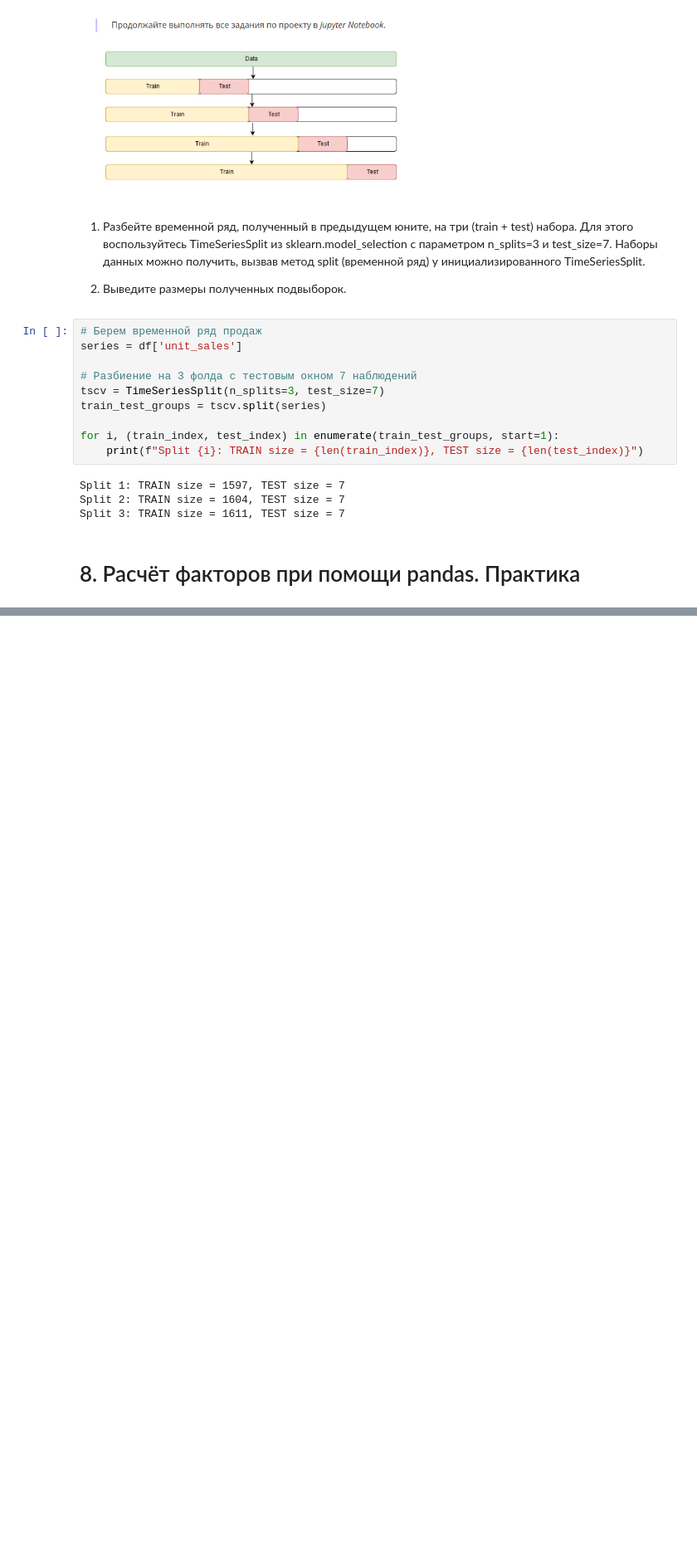
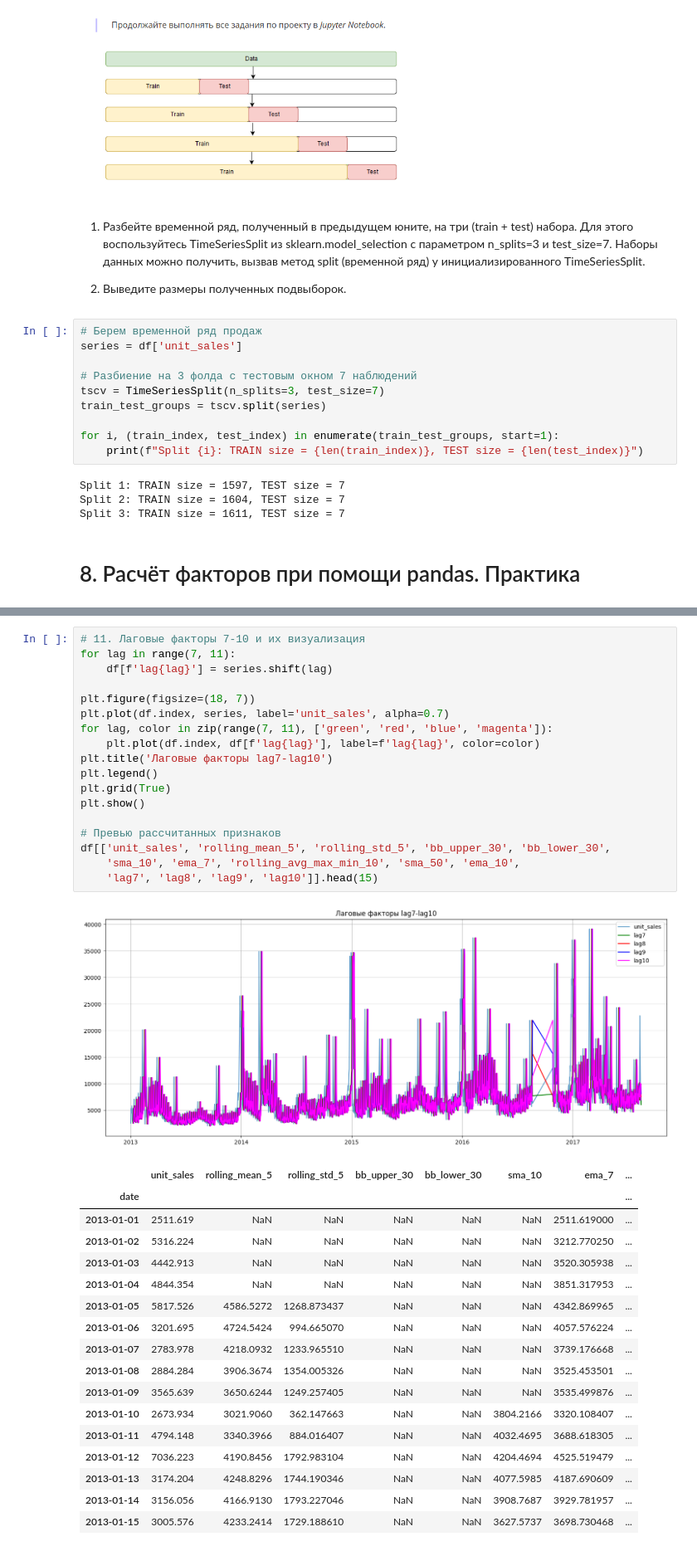
Before and after one commit to tgorbunov/sf_data_science, a Jupyter notebook: Skillfactory_ML/Additional Chapters on Python for Data Analysis/PDA2_Проект модуля HW-03_TGorbunov.ipynb, the cells around one changed output, grey strips where cells are left out. Shown at 83% size. Saved outputs shown, nothing was run; the diff lists cells and outputs as text; blank space fills up the shorter version.

```diff
--- a/Skillfactory_ML/Additional Chapters on Python for Data Analysis/PDA2_Проект модуля HW-03_TGorbunov.ipynb
+++ b/Skillfactory_ML/Additional Chapters on Python for Data Analysis/PDA2_Проект модуля HW-03_TGorbunov.ipynb
@@ -230,0 +314,37 @@ Split 3: TRAIN size = 1611, TEST size = 7
+# %%
+# 11. Лаговые факторы 7-10 и их визуализация
+for lag in range(7, 11):
+    df[f'lag{lag}'] = series.shift(lag)
+
+plt.figure(figsize=(18, 7))
+plt.plot(df.index, series, label='unit_sales', alpha=0.7)
+for lag, color in zip(range(7, 11), ['green', 'red', 'blue', 'magenta']):
+    plt.plot(df.index, df[f'lag{lag}'], label=f'lag{lag}', color=color)
+plt.title('Лаговые факторы lag7-lag10')
+plt.legend()
+plt.grid(True)
+plt.show()
+
+# Превью рассчитанных признаков
+df[['unit_sales', 'rolling_mean_5', 'rolling_std_5', 'bb_upper_30', 'bb_lower_30',
+    'sma_10', 'ema_7', 'rolling_avg_max_min_10', 'sma_50', 'ema_10',
+    'lag7', 'lag8', 'lag9', 'lag10']].head(15)
+# %% [output]
+[figure, added]
+|  | unit_sales | rolling_mean_5 | rolling_std_5 | bb_upper_30 | bb_lower_30 | sma_10 | ema_7 | ... |
+| date |  |  |  |  |  |  |  | ... |
+| 2013-01-01 | 2511.619 | NaN | NaN | NaN | NaN | NaN | 2511.619000 | ... |
+| 2013-01-02 | 5316.224 | NaN | NaN | NaN | NaN | NaN | 3212.770250 | ... |
+| 2013-01-03 | 4442.913 | NaN | NaN | NaN | NaN | NaN | 3520.305938 | ... |
+| 2013-01-04 | 4844.354 | NaN | NaN | NaN | NaN | NaN | 3851.317953 | ... |
+| 2013-01-05 | 5817.526 | 4586.5272 | 1268.873437 | NaN | NaN | NaN | 4342.869965 | ... |
+| 2013-01-06 | 3201.695 | 4724.5424 | 994.665070 | NaN | NaN | NaN | 4057.576224 | ... |
+| 2013-01-07 | 2783.978 | 4218.0932 | 1233.965510 | NaN | NaN | NaN | 3739.176668 | ... |
+| 2013-01-08 | 2884.284 | 3906.3674 | 1354.005326 | NaN | NaN | NaN | 3525.453501 | ... |
+| 2013-01-09 | 3565.639 | 3650.6244 | 1249.257405 | NaN | NaN | NaN | 3535.499876 | ... |
+| 2013-01-10 | 2673.934 | 3021.9060 | 362.147663 | NaN | NaN | 3804.2166 | 3320.108407 | ... |
+| 2013-01-11 | 4794.148 | 3340.3966 | 884.016407 | NaN | NaN | 4032.4695 | 3688.618305 | ... |
+| 2013-01-12 | 7036.223 | 4190.8456 | 1792.983104 | NaN | NaN | 4204.4694 | 4525.519479 | ... |
+| 2013-01-13 | 3174.204 | 4248.8296 | 1744.190346 | NaN | NaN | 4077.5985 | 4187.690609 | ... |
+| 2013-01-14 | 3156.056 | 4166.9130 | 1793.227046 | NaN | NaN | 3908.7687 | 3929.781957 | ... |
+| 2013-01-15 | 3005.576 | 4233.2414 | 1729.188610 | NaN | NaN | 3627.5737 | 3698.730468 | ... |
```
Also changed, not shown: parts of 25 cells of this notebook, 1 other file.
